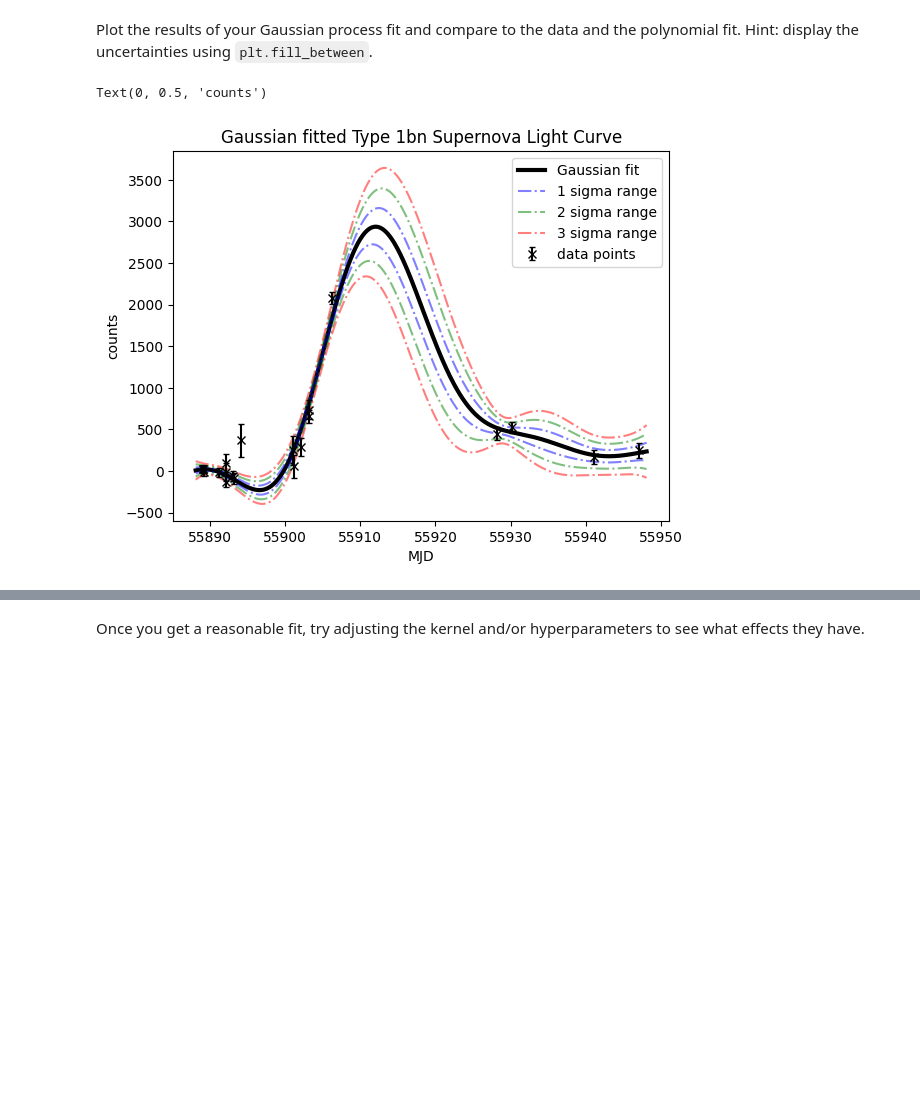
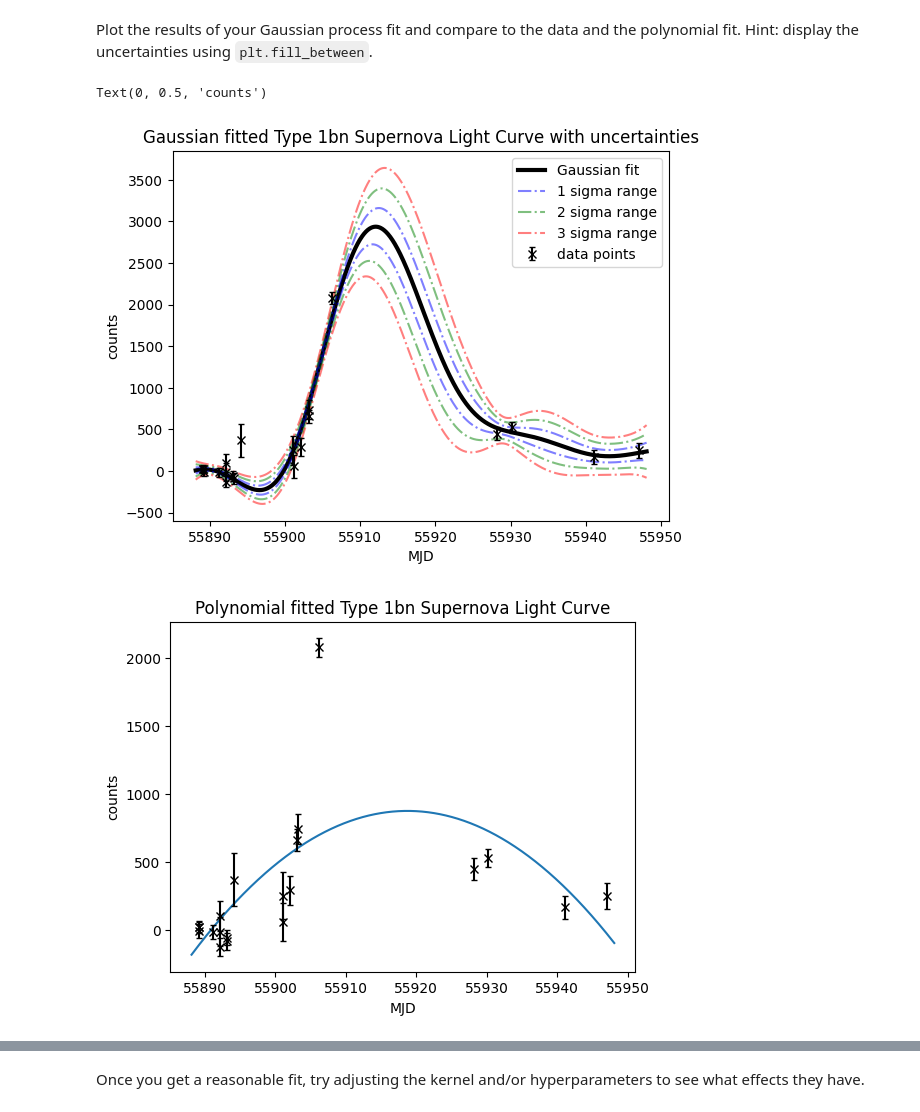
Before and after one commit to ASTR154/nonparametric-modeling, a Jupyter notebook: nonparametric-modeling.ipynb, the cells around one changed output, grey strips where cells are left out. Cells and saved outputs as stored; diff of their text form; code cells hidden in the pictures; blank space fills up the shorter version.

```diff
--- a/nonparametric-modeling.ipynb
+++ b/nonparametric-modeling.ipynb
@@ -243,40 +255,50 @@ Plot the results of your Gaussian process fit and compare to the data and the po
 # %%
-sd_m1 = mu - std_dev
-sd_m2 = mu - 2 * std_dev
-sd_m3 = mu - 3 * std_dev
-sd_p1 = mu + std_dev
-sd_p2 = mu + 2 * std_dev
-sd_p3 = mu + 3 * std_dev
-
-sd_p10 = mu + 10* std_dev
-sd_m10 = mu - 10 * std_dev
-
+#figure, axis = plt.subplots(2, 1)
 
 plt.errorbar(x,y,dy,capsize = 2,c="black", fmt = "x", label = "data points", zorder =3)
 plt.plot(x_fit, mu, label="Gaussian fit", linewidth= 3,zorder =2, c= "black" )
 #plt.fill_between(x_fit,sd_m1,sd_p1, alpha = 0.5, label= "1 sigma result")
 #plt.fill_between(x_fit,sd_m2,sd_p2, alpha = 0.5, label= "2 sigma result")
 #plt.fill_between(x_fit,sd_m3,sd_p3, alpha = 0.5, label= "3 sigma result")
 
 plt.plot(x_fit,sd_m1, alpha = 0.5, ls = "-.", label= "1 sigma range", c = "blue")
 plt.plot(x_fit,sd_p1, alpha = 0.5, ls = "-.", c = "blue")
 plt.plot(x_fit,sd_m2, alpha = 0.5, ls = "-.", label= "2 sigma range", c = "green")
 plt.plot(x_fit,sd_p2, alpha = 0.5, ls = "-.", c = "green")
 plt.plot(x_fit,sd_m3, alpha = 0.5, ls = "-.", label= "3 sigma range", c = "red")
 plt.plot(x_fit,sd_p3, alpha = 0.5, ls = "-.", c= "red")
 
 #plt.plot(x_fit,sd_m10, alpha = 0.5, ls = "-.", label= "10 sigma range", c = "yellow")
 #plt.plot(x_fit,sd_p10, alpha = 0.5, ls = "-.", c= "yellow")
 
 #plt.fill_between(x_fit,sd_m2,sd_p2, alpha = 0.5, label= "2 sigma result")
 #plt.fill_between(x_fit,sd_m3,sd_p3, alpha = 0.5, label= "3 sigma result")
 
 #plt.fill_between(x_fit,sds, alpha = 0.5, label= "2 sigma result")
 #plt.fill_between(x_fit,sds, alpha = 0.5, label= "3 sigma result")
 plt.legend()
-plt.title("Gaussian fitted Type 1bn Supernova Light Curve")
+plt.title("Gaussian fitted Type 1bn Supernova Light Curve with uncertainties")
 plt.xlabel("MJD")
 plt.ylabel("counts")
+
+
+plt.figure(figsize=(6, 10))
+plt.subplot(2, 1, 2)
+plt.plot(x_fit,y_fit_poly, label=("polyfit"))
+plt.errorbar(x,y,dy,capsize = 2,c="black", fmt = "x", label = "data points", zorder =3)
+plt.title("Polynomial fitted Type 1bn Supernova Light Curve")
+plt.xlabel("MJD")
+plt.ylabel("counts")
+
+plt.figure()
+plt.errorbar(x,y,dy,capsize = 2,c="black", fmt = "x", label = "data points", zorder =3)
+plt.title("Polynomial and Gaussian fits for Type 1bn Supernova Light Curve")
+plt.plot(x_fit, mu, label="Gaussian fit",zorder =2, c= "red" )
+plt.plot(x_fit,y_fit_poly, label=("Polynomial fit"))
+plt.legend()
+plt.xlabel("MJD")
+plt.ylabel("counts")
 # %% [output]
 Text(0, 0.5, 'counts')
-[figure, old version]
+[figure, new version]
+[figure, added]
```
Also changed, not shown: parts of 10 cells of this notebook.
